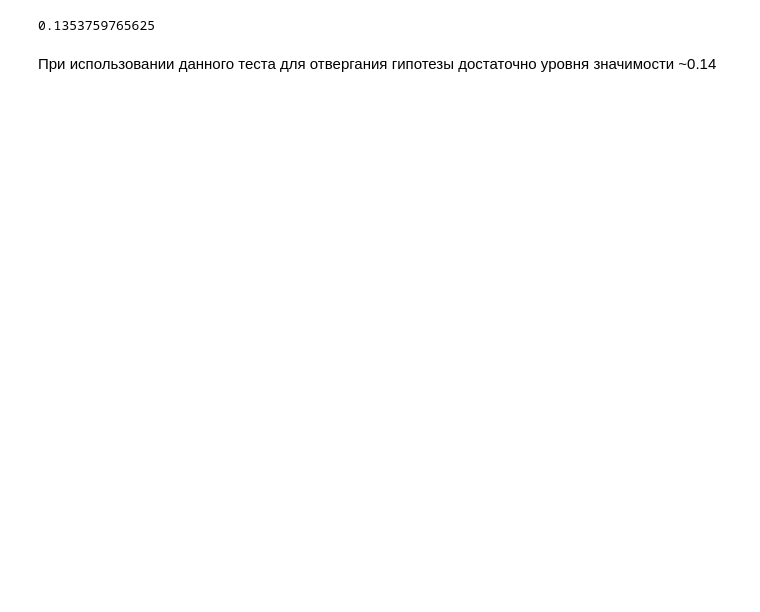
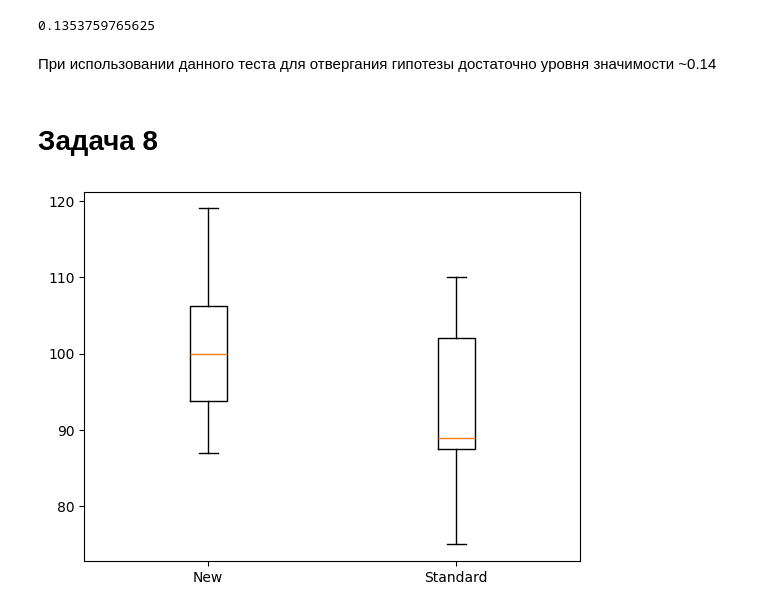
Before and after one commit to vasilisadergacheva/hw_stats, a Jupyter notebook: main.ipynb, the cells around one changed output. Saved outputs shown, nothing was run; the diff lists cells and outputs as text; code cells hidden in the pictures; blank space fills up the shorter version.

```diff
--- a/main.ipynb
+++ b/main.ipynb
@@ -173,3 +173,11 @@ print(pvalue)
 0.1353759765625
 # %% [markdown]
 При использовании данного теста для отвергания гипотезы достаточно уровня значимости ~0.14
+# %% [markdown]
+# Задача 8
+# %%
+plt.boxplot([data.corn["New"], data.corn["Standard"]])
+plt.xticks(ticks=[1, 2], labels=["New", "Standard"])
+plt.show()
+# %% [output]
+[figure, added]
```
Also changed, not shown: parts of 8 cells of this notebook.
